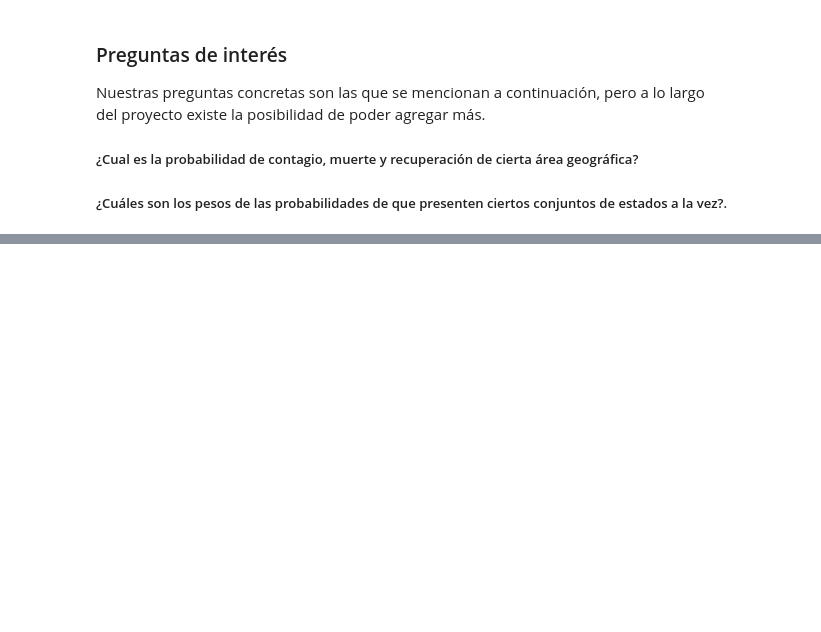
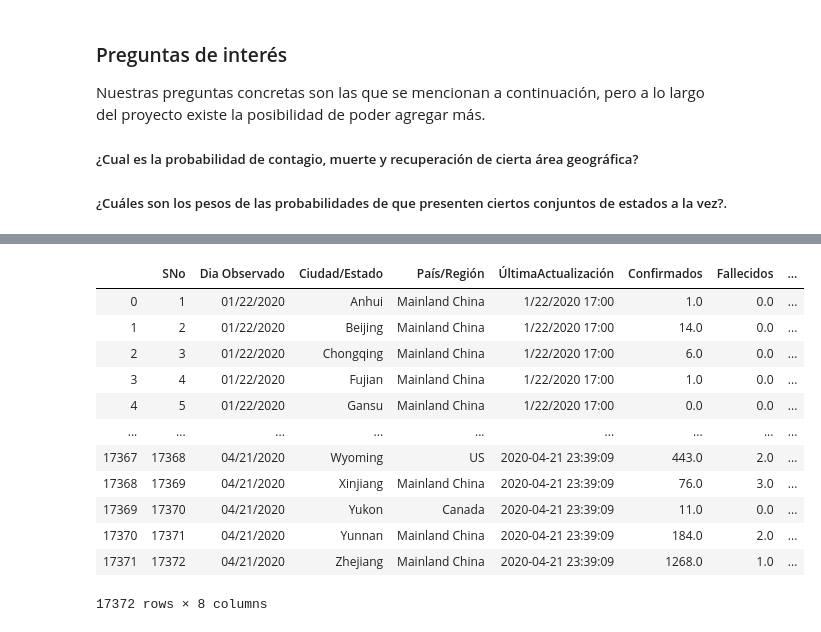
Before and after one commit to Josias2199/mineria, a Jupyter notebook: Proyecto/avance2_Proyecto.ipynb, the cells around one changed output, grey strips where cells are left out. Cells and saved outputs as stored; diff of their text form; code cells hidden in the pictures; blank space fills up the shorter version.

```diff
--- a/Proyecto/avance2_Proyecto.ipynb
+++ b/Proyecto/avance2_Proyecto.ipynb
@@ -93,0 +96,16 @@ Nuestras preguntas concretas son las que se mencionan a continuación, pero a lo
+# %%
+covid.rename(columns = {'ObservationDate':'Dia Observado', 'Province/State':'Ciudad/Estado', 'Country/Region':'País/Región', 'Last Update':'ÚltimaActualización', 'Confirmed':'Confirmados', 'Deaths':'Fallecidos', 'Recovered':'Recuperados'})
+# %% [output]
+|  | SNo | Dia Observado | Ciudad/Estado | País/Región | ÚltimaActualización | Confirmados | Fallecidos | ... |
+| 0 | 1 | 01/22/2020 | Anhui | Mainland China | 1/22/2020 17:00 | 1.0 | 0.0 | ... |
+| 1 | 2 | 01/22/2020 | Beijing | Mainland China | 1/22/2020 17:00 | 14.0 | 0.0 | ... |
+| 2 | 3 | 01/22/2020 | Chongqing | Mainland China | 1/22/2020 17:00 | 6.0 | 0.0 | ... |
+| 3 | 4 | 01/22/2020 | Fujian | Mainland China | 1/22/2020 17:00 | 1.0 | 0.0 | ... |
+| 4 | 5 | 01/22/2020 | Gansu | Mainland China | 1/22/2020 17:00 | 0.0 | 0.0 | ... |
+| ... | ... | ... | ... | ... | ... | ... | ... | ... |
+| 17367 | 17368 | 04/21/2020 | Wyoming | US | 2020-04-21 23:39:09 | 443.0 | 2.0 | ... |
+| 17368 | 17369 | 04/21/2020 | Xinjiang | Mainland China | 2020-04-21 23:39:09 | 76.0 | 3.0 | ... |
+| 17369 | 17370 | 04/21/2020 | Yukon | Canada | 2020-04-21 23:39:09 | 11.0 | 0.0 | ... |
+| 17370 | 17371 | 04/21/2020 | Yunnan | Mainland China | 2020-04-21 23:39:09 | 184.0 | 2.0 | ... |
+| 17371 | 17372 | 04/21/2020 | Zhejiang | Mainland China | 2020-04-21 23:39:09 | 1268.0 | 1.0 | ... |
+17372 rows × 8 columns
```
Also changed, not shown: parts of 6 cells of this notebook.
